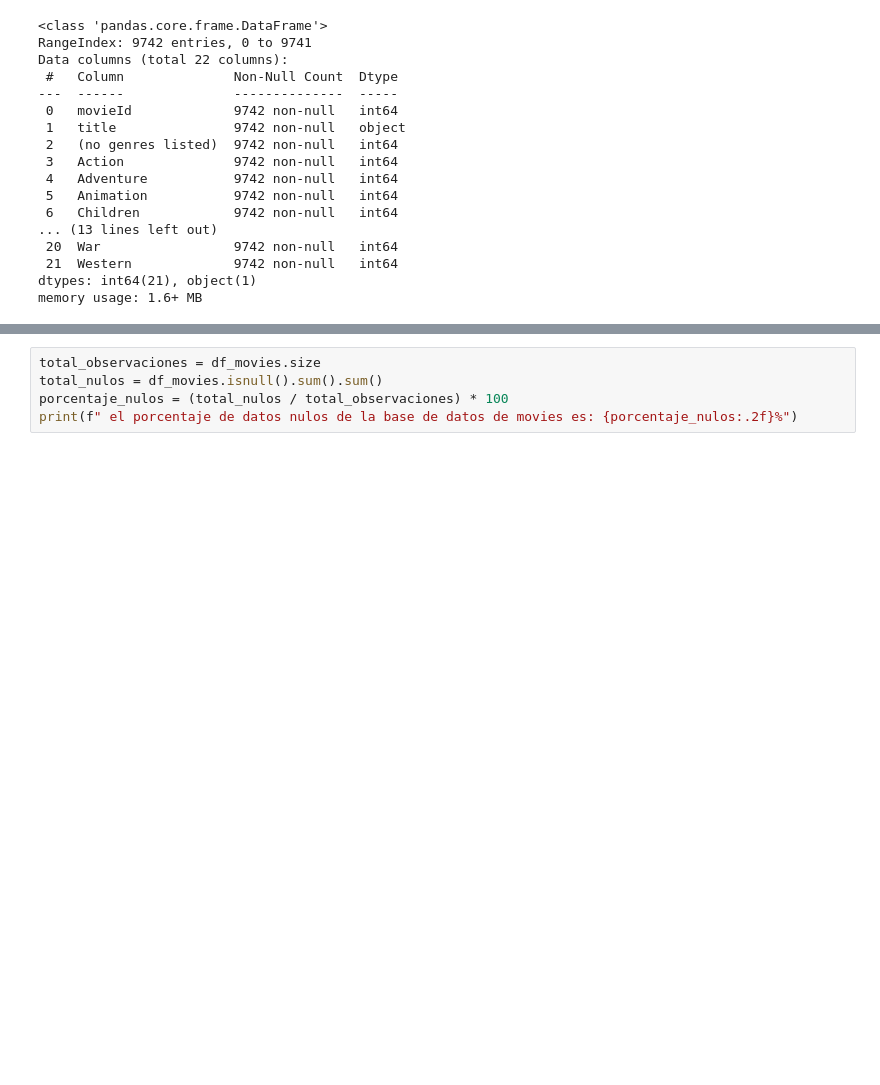
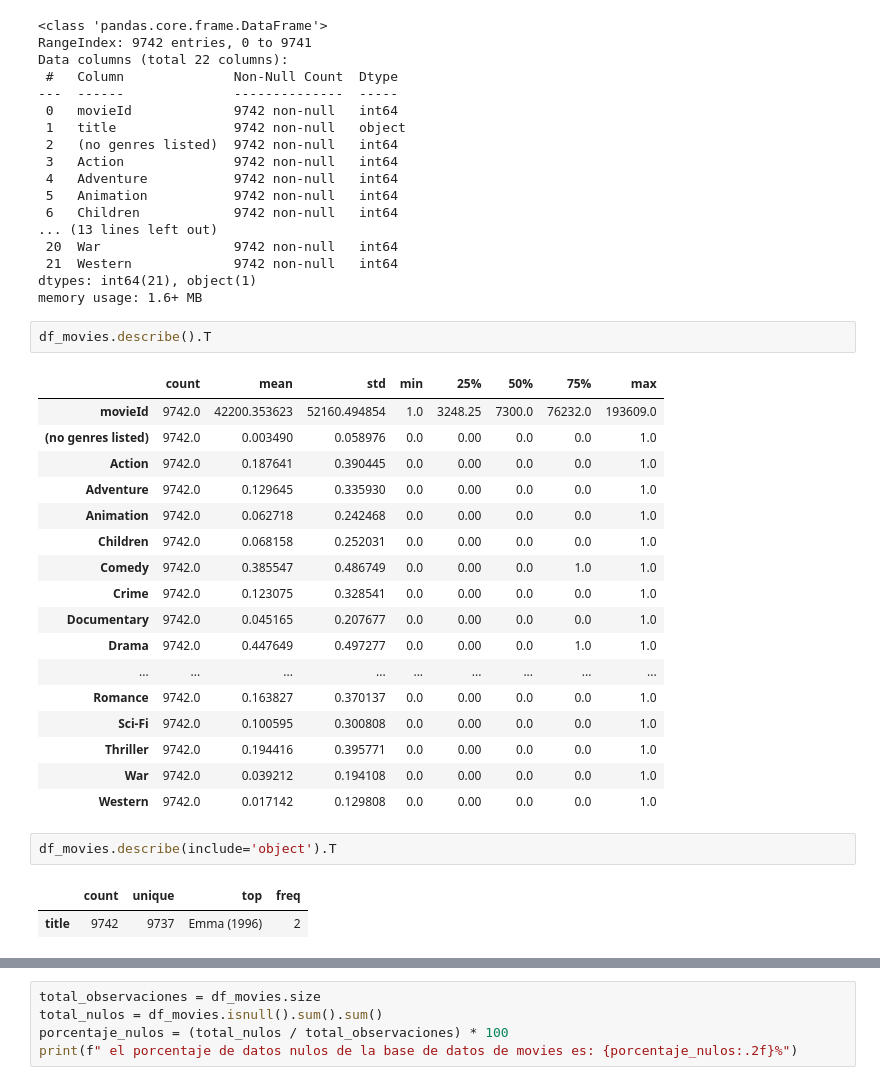
Before and after one commit to JuanCH94/Marketing, a Jupyter notebook: a_exploracion.ipynb, the cells around one changed output, grey strips where cells are left out. Saved outputs shown, nothing was run; the diff lists cells and outputs as text; blank space fills up the shorter version.

```diff
--- a/a_exploracion.ipynb
+++ b/a_exploracion.ipynb
@@ -120,6 +120,31 @@ Data columns (total 22 columns):
  21  Western             9742 non-null   int64
 dtypes: int64(21), object(1)
 memory usage: 1.6+ MB
+# %%
+df_movies.describe().T
+# %% [output]
+|  | count | mean | std | min | 25% | 50% | 75% | max |
+| movieId | 9742.0 | 42200.353623 | 52160.494854 | 1.0 | 3248.25 | 7300.0 | 76232.0 | 193609.0 |
+| (no genres listed) | 9742.0 | 0.003490 | 0.058976 | 0.0 | 0.00 | 0.0 | 0.0 | 1.0 |
+| Action | 9742.0 | 0.187641 | 0.390445 | 0.0 | 0.00 | 0.0 | 0.0 | 1.0 |
+| Adventure | 9742.0 | 0.129645 | 0.335930 | 0.0 | 0.00 | 0.0 | 0.0 | 1.0 |
+| Animation | 9742.0 | 0.062718 | 0.242468 | 0.0 | 0.00 | 0.0 | 0.0 | 1.0 |
+| Children | 9742.0 | 0.068158 | 0.252031 | 0.0 | 0.00 | 0.0 | 0.0 | 1.0 |
+| Comedy | 9742.0 | 0.385547 | 0.486749 | 0.0 | 0.00 | 0.0 | 1.0 | 1.0 |
+| Crime | 9742.0 | 0.123075 | 0.328541 | 0.0 | 0.00 | 0.0 | 0.0 | 1.0 |
+| Documentary | 9742.0 | 0.045165 | 0.207677 | 0.0 | 0.00 | 0.0 | 0.0 | 1.0 |
+| Drama | 9742.0 | 0.447649 | 0.497277 | 0.0 | 0.00 | 0.0 | 1.0 | 1.0 |
+| ... | ... | ... | ... | ... | ... | ... | ... | ... |
+| Romance | 9742.0 | 0.163827 | 0.370137 | 0.0 | 0.00 | 0.0 | 0.0 | 1.0 |
+| Sci-Fi | 9742.0 | 0.100595 | 0.300808 | 0.0 | 0.00 | 0.0 | 0.0 | 1.0 |
+| Thriller | 9742.0 | 0.194416 | 0.395771 | 0.0 | 0.00 | 0.0 | 0.0 | 1.0 |
+| War | 9742.0 | 0.039212 | 0.194108 | 0.0 | 0.00 | 0.0 | 0.0 | 1.0 |
+| Western | 9742.0 | 0.017142 | 0.129808 | 0.0 | 0.00 | 0.0 | 0.0 | 1.0 |
+# %%
+df_movies.describe(include='object').T
+# %% [output]
+|  | count | unique | top | freq |
+| title | 9742 | 9737 | Emma (1996) | 2 |
 # %%
 df_movies.isnull().sum()
 # %% [output]
```
Also changed, not shown: parts of 7 cells of this notebook.
